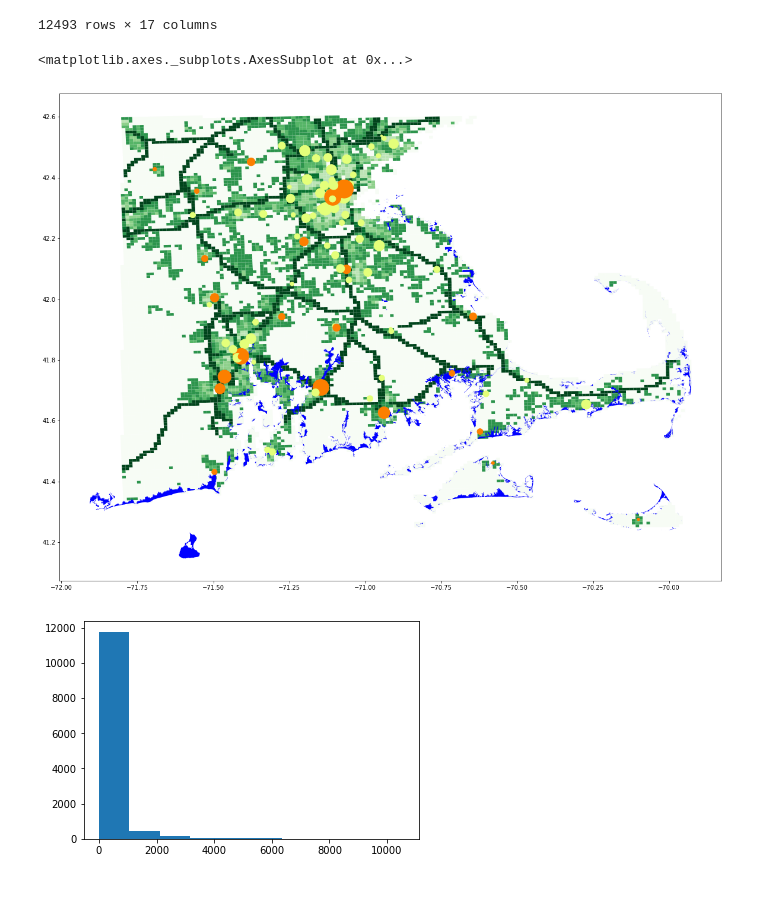
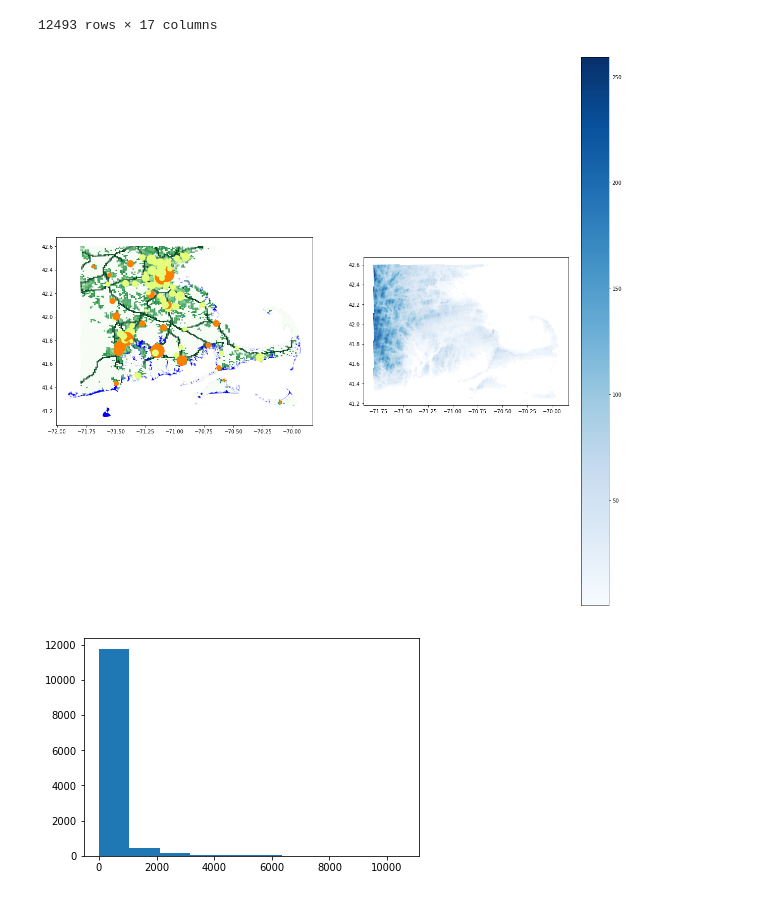
Before and after one commit to obhalerao/bwsi-remote-sensing-final-exercise-logistics, a Jupyter notebook: final_exercise_grid.ipynb, the cells around one changed output. Saved outputs shown, nothing was run; the diff lists cells and outputs as text; code cells hidden in the pictures.

```diff
--- a/final_exercise_grid.ipynb
+++ b/final_exercise_grid.ipynb
@@ -107,13 +107,14 @@ game_grid
 12493 rows × 17 columns
 # %%
 fig = plt.figure(figsize=[20,20])
-ax = fig.add_subplot(111)
-ax2 = game_grid.plot(ax=ax,cmap='Greens',column='Transporta',label='transport',legend=True,cax=cax)
+ax = fig.add_subplot(121)
+ax2 = game_grid.plot(ax=ax,cmap='Greens',column='Transporta')
 flooding.to_crs(game_grid.crs).plot(color='blue',ax=ax,zorder=2)
 hospitals.to_crs(game_grid.crs).plot(cmap='Wistia',ax=ax,zorder=3,column=(hospitals['HELIPAD']=='Y'),markersize=hospitals['BEDS'])
+ax3 = fig.add_subplot(122)
+ax4 = game_grid.plot(ax=ax3,cmap='Blues',column='elevation',legend=True)
 # %% [output]
-<matplotlib.axes._subplots.AxesSubplot at 0x...>
-[figure, old version]
+[figure, new version]
 # %%
 plt.hist(game_grid['population'])
 hospitals['Large'] = hospitals['BEDS']>=200
```
